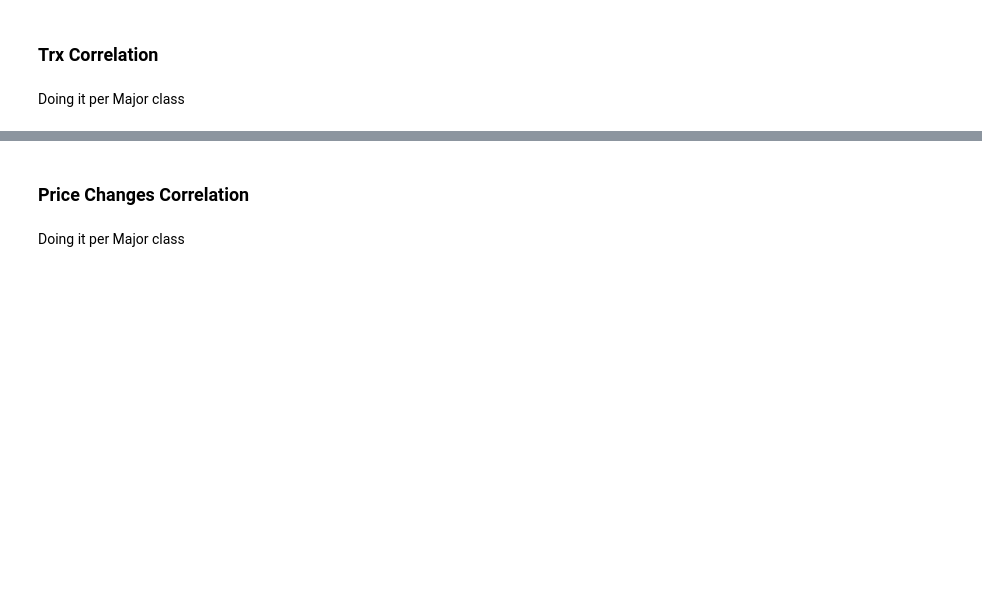
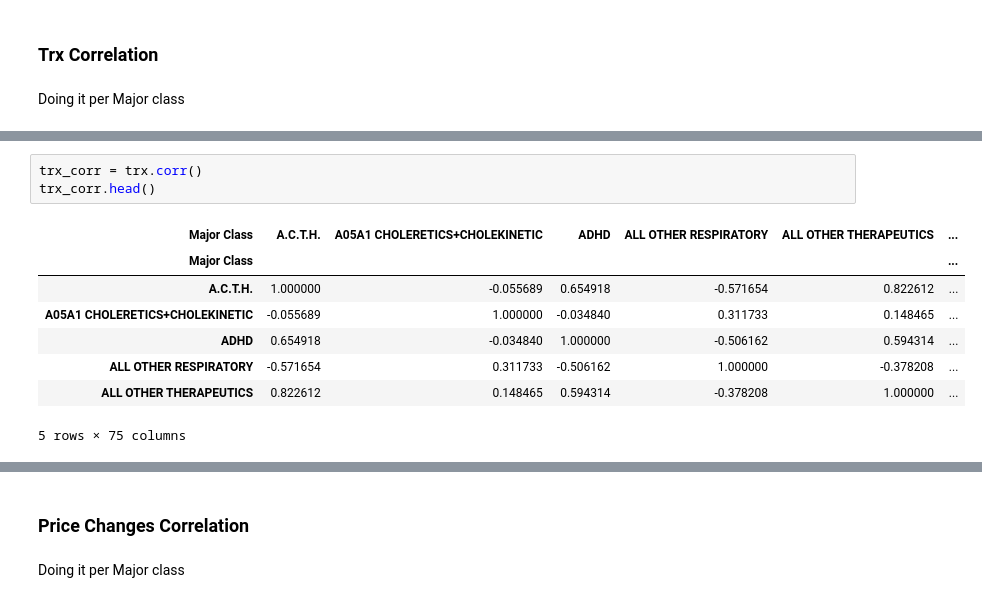
Before and after one commit to pauldoan/CBS_Nephron, a Jupyter notebook: Research/Correlation.ipynb, the cells around one changed output, grey strips where cells are left out. Saved outputs shown, nothing was run; the diff lists cells and outputs as text; blank space fills up the shorter version.

```diff
--- a/Research/Correlation.ipynb
+++ b/Research/Correlation.ipynb
@@ -47,2 +47,14 @@ trx.head()
 | 2017_05 | 2698.0 | 1.0 | 1329075.0 | 13902.0 | 108054.0 | ... |
 5 rows × 75 columns
+# %%
+trx_corr = trx.corr()
+trx_corr.head()
+# %% [output]
+| Major Class | A.C.T.H. | A05A1 CHOLERETICS+CHOLEKINETIC | ADHD | ALL OTHER RESPIRATORY | ALL OTHER THERAPEUTICS | ... |
+| Major Class |  |  |  |  |  | ... |
+| A.C.T.H. | 1.000000 | -0.055689 | 0.654918 | -0.571654 | 0.822612 | ... |
+| A05A1 CHOLERETICS+CHOLEKINETIC | -0.055689 | 1.000000 | -0.034840 | 0.311733 | 0.148465 | ... |
+| ADHD | 0.654918 | -0.034840 | 1.000000 | -0.506162 | 0.594314 | ... |
+| ALL OTHER RESPIRATORY | -0.571654 | 0.311733 | -0.506162 | 1.000000 | -0.378208 | ... |
+| ALL OTHER THERAPEUTICS | 0.822612 | 0.148465 | 0.594314 | -0.378208 | 1.000000 | ... |
+5 rows × 75 columns
```
Also changed, not shown: parts of 9 cells of this notebook, 15 other files.
